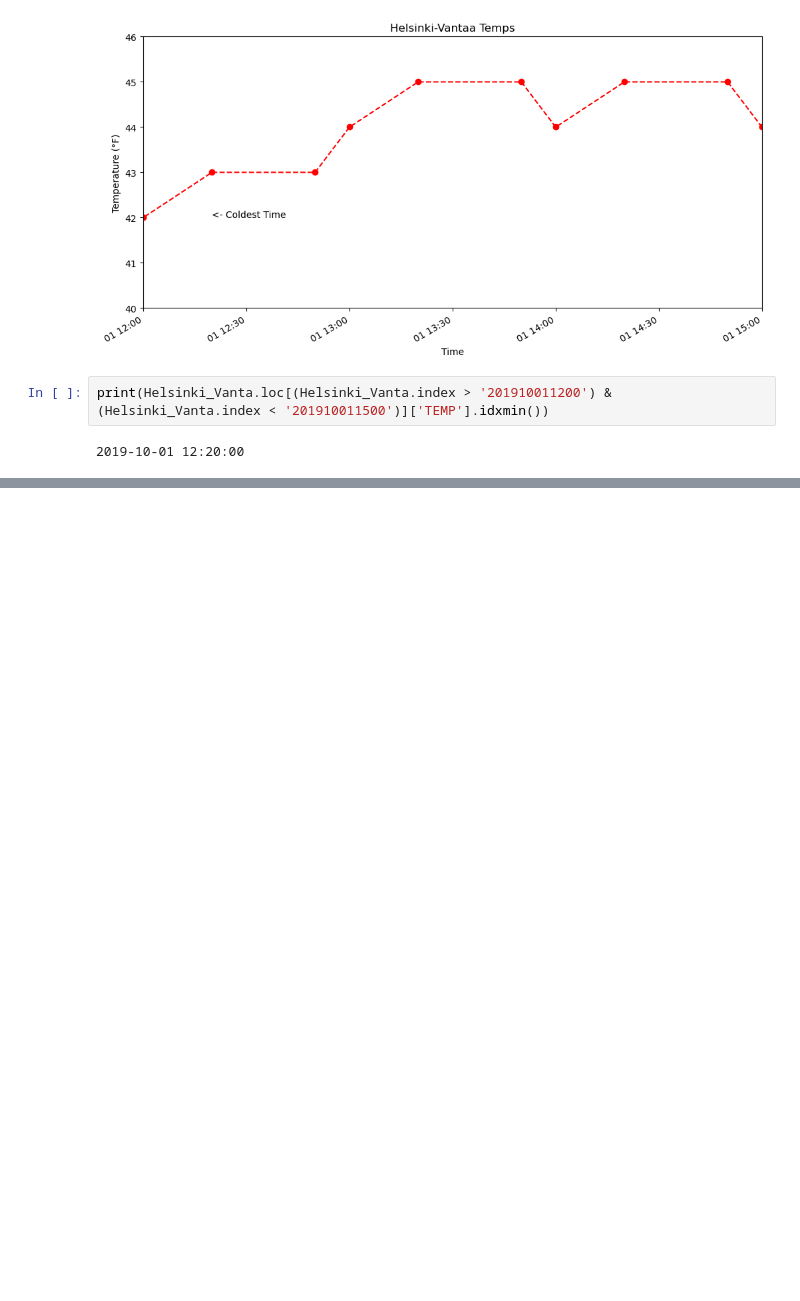
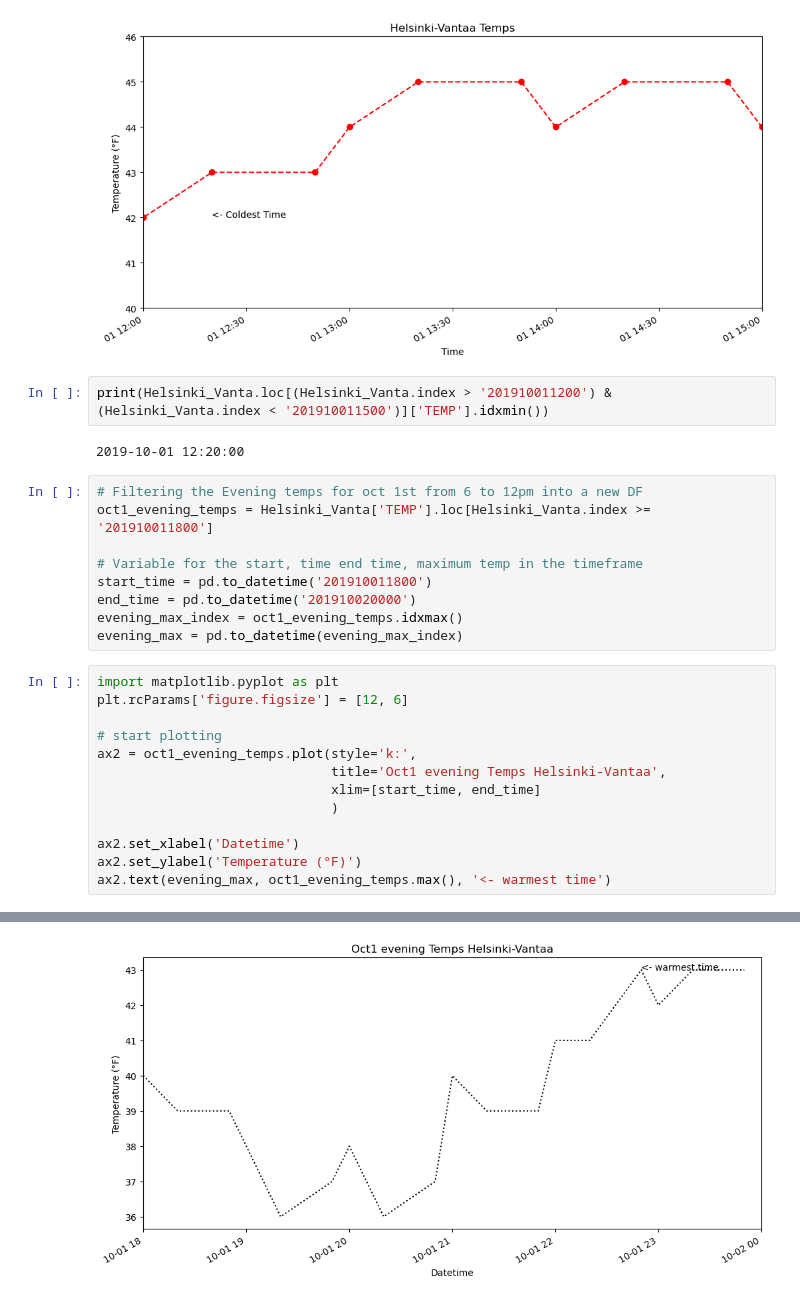
Before and after one commit to FinnP0611/Exercise-7-Finn, a Jupyter notebook: Untitled.ipynb, the cells around one changed output, grey strips where cells are left out. Saved outputs shown, nothing was run; the diff lists cells and outputs as text; blank space fills up the shorter version.

Commit message:
Übung zu warmest temp

```diff
--- a/Untitled.ipynb
+++ b/Untitled.ipynb
@@ -59,3 +59,26 @@ Text(2019-10-01 12:20:00, 42.0, '<- Coldest Time')
 print(Helsinki_Vanta.loc[(Helsinki_Vanta.index > '201910011200') & (Helsinki_Vanta.index < '201910011500')]['TEMP'].idxmin())
 # %% [output]
 2019-10-01 12:20:00
+# %%
+# Filtering the Evening temps for oct 1st from 6 to 12pm into a new DF
+oct1_evening_temps = Helsinki_Vanta['TEMP'].loc[Helsinki_Vanta.index >= '201910011800']
+
+# Variable for the start, time end time, maximum temp in the timeframe
+start_time = pd.to_datetime('201910011800')
+end_time = pd.to_datetime('201910020000')
+evening_max_index = oct1_evening_temps.idxmax()
+evening_max = pd.to_datetime(evening_max_index)
+# %%
+import matplotlib.pyplot as plt
+plt.rcParams['figure.figsize'] = [12, 6]
+
+# start plotting
+ax2 = oct1_evening_temps.plot(style='k:',
+                              title='Oct1 evening Temps Helsinki-Vantaa',
+                              xlim=[start_time, end_time]
+                              )
+
+ax2.set_xlabel('Datetime')
+ax2.set_ylabel('Temperature (°F)')
+ax2.text(evening_max, oct1_evening_temps.max(), '<- warmest time')
+# %% [output]
@@ -61,0 +86 @@ print(Helsinki_Vanta.loc[(Helsinki_Vanta.index > '201910011200') & (Helsinki_Van
+[figure, added]
```
Also changed, not shown: parts of 2 cells of this notebook.
